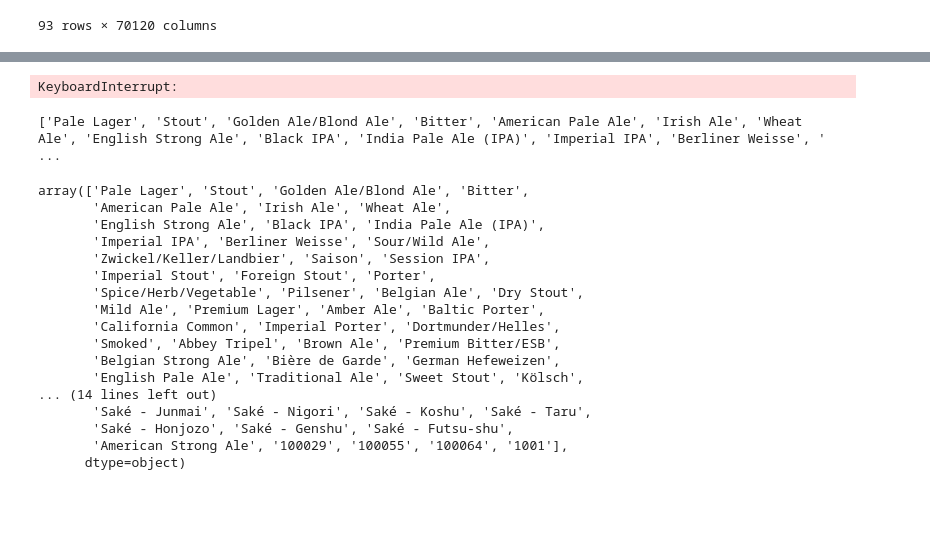
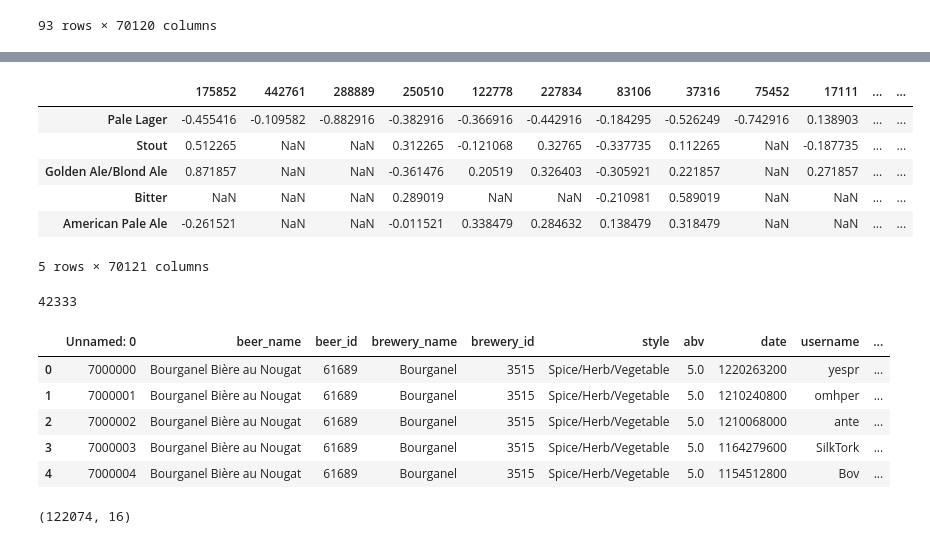
Before and after one commit to epfl-ada/ada-2022-project-hotchocolate, a Jupyter notebook: P3_Auriane_WIP.ipynb, the cells around one changed output, grey strips where cells are left out. Drawn from its saved outputs; the diff is of its cells as text; code cells hidden in the pictures; blank space fills up the shorter version.

```diff
--- a/P3_Auriane_WIP.ipynb
+++ b/P3_Auriane_WIP.ipynb
@@ -1027,32 +1062,33 @@ bias
 # %%
+#count=0
 for groupedindex in groupedindexlist:
     #print(groupedindex)
-    bias.loc[groupedindex[0],groupedindex[1]]=df_groupedratings.rating.loc[groupedindex]-grouped_rb.avg.loc[groupedindex[1]]
-
+    bias.loc[groupedindex[1],groupedindex[0]]=df_groupedratings.rating.loc[groupedindex]-grouped_rb.avg.loc[groupedindex[1]]
+    #count+=1
+    #print(count)
 bias.head()    #note à moi même; problème espace
 # %% [output]
+|  | 175852 | 442761 | 288889 | 250510 | 122778 | 227834 | 83106 | 37316 | 75452 | 17111 | ... | ... |
+| Pale Lager | -0.455416 | -0.109582 | -0.882916 | -0.382916 | -0.366916 | -0.442916 | -0.184295 | -0.526249 | -0.742916 | 0.138903 | ... | ... |
+| Stout | 0.512265 | NaN | NaN | 0.312265 | -0.121068 | 0.32765 | -0.337735 | 0.112265 | NaN | -0.187735 | ... | ... |
+| Golden Ale/Blond Ale | 0.871857 | NaN | NaN | -0.361476 | 0.20519 | 0.326403 | -0.305921 | 0.221857 | NaN | 0.271857 | ... | ... |
+| Bitter | NaN | NaN | NaN | 0.289019 | NaN | NaN | -0.210981 | 0.589019 | NaN | NaN | ... | ... |
+| American Pale Ale | -0.261521 | NaN | NaN | -0.011521 | 0.338479 | 0.284632 | 0.138479 | 0.318479 | NaN | NaN | ... | ... |
-KeyboardInterrupt:
+5 rows × 70121 columns
-# %%
-print(stylelist) 'American Strong Ale'
-# %% [output]
-['Pale Lager', 'Stout', 'Golden Ale/Blond Ale', 'Bitter', 'American Pale Ale', 'Irish Ale', 'Wheat Ale', 'English Strong Ale', 'Black IPA', 'India Pale Ale (IPA)', 'Imperial IPA', 'Berliner Weisse', ' ...
-# %%
-bias.index.values
-# %% [output]
-array(['Pale Lager', 'Stout', 'Golden Ale/Blond Ale', 'Bitter',
-       'American Pale Ale', 'Irish Ale', 'Wheat Ale',
-       'English Strong Ale', 'Black IPA', 'India Pale Ale (IPA)',
-       'Imperial IPA', 'Berliner Weisse', 'Sour/Wild Ale',
-       'Zwickel/Keller/Landbier', 'Saison', 'Session IPA',
-       'Imperial Stout', 'Foreign Stout', 'Porter',
-       'Spice/Herb/Vegetable', 'Pilsener', 'Belgian Ale', 'Dry Stout',
-       'Mild Ale', 'Premium Lager', 'Amber Ale', 'Baltic Porter',
-       'California Common', 'Imperial Porter', 'Dortmunder/Helles',
-       'Smoked', 'Abbey Tripel', 'Brown Ale', 'Premium Bitter/ESB',
-       'Belgian Strong Ale', 'Bière de Garde', 'German Hefeweizen',
-       'English Pale Ale', 'Traditional Ale', 'Sweet Stout', 'Kölsch',
-... (14 lines left out)
-       'Saké - Junmai', 'Saké - Nigori', 'Saké - Koshu', 'Saké - Taru',
-       'Saké - Honjozo', 'Saké - Genshu', 'Saké - Futsu-shu',
-       'American Strong Ale', '100029', '100055', '100064', '1001'],
-      dtype=object)
+# %%
+bias.count().sum()
+# %% [output]
+42333
+# %%
+mysmallratings.head()
+# %% [output]
+|  | Unnamed: 0 | beer_name | beer_id | brewery_name | brewery_id | style | abv | date | username | ... |
+| 0 | 7000000 | Bourganel Bière au Nougat | 61689 | Bourganel | 3515 | Spice/Herb/Vegetable | 5.0 | 1220263200 | yespr | ... |
+| 1 | 7000001 | Bourganel Bière au Nougat | 61689 | Bourganel | 3515 | Spice/Herb/Vegetable | 5.0 | 1210240800 | omhper | ... |
+| 2 | 7000002 | Bourganel Bière au Nougat | 61689 | Bourganel | 3515 | Spice/Herb/Vegetable | 5.0 | 1210068000 | ante | ... |
+| 3 | 7000003 | Bourganel Bière au Nougat | 61689 | Bourganel | 3515 | Spice/Herb/Vegetable | 5.0 | 1164279600 | SilkTork | ... |
+| 4 | 7000004 | Bourganel Bière au Nougat | 61689 | Bourganel | 3515 | Spice/Herb/Vegetable | 5.0 | 1154512800 | Bov | ... |
+# %%
+mysmallratings.shape
+# %% [output]
+(122074, 16)
```
Also changed, not shown: parts of 15 cells of this notebook.
